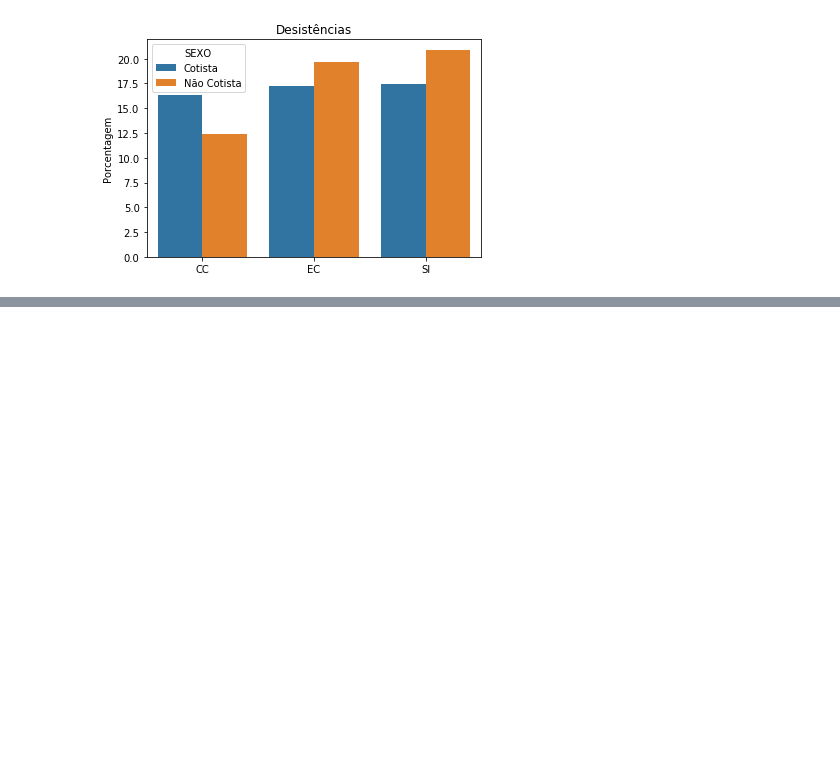
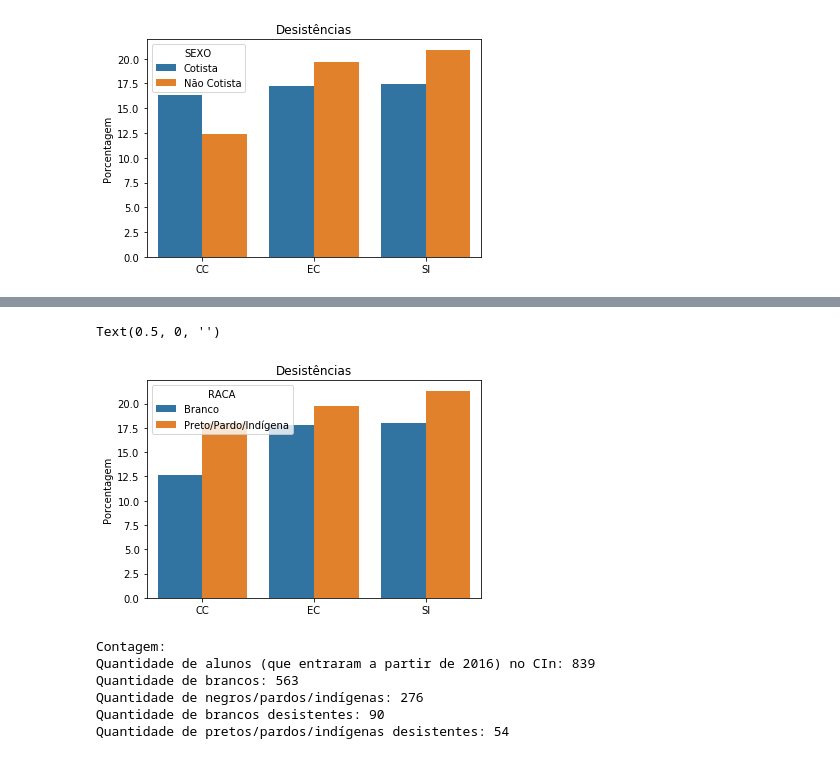
Before and after one commit to lmmc2/SiSU-CIn, a Jupyter notebook: CIn.ipynb, the cells around one changed output, grey strips where cells are left out. Saved outputs shown, nothing was run; the diff lists cells and outputs as text; code cells hidden in the pictures; blank space fills up the shorter version.

```diff
--- a/CIn.ipynb
+++ b/CIn.ipynb
@@ -375,0 +374,36 @@ Text(0.5, 0, '')
+# %%
+# Comparando desistências
+
+b_dropout = dropout.loc[dropout.RACA == 'BRANCO']
+ppi_dropout = dropout.loc[dropout.RACA == 'PRETO/PARDO/INDIGENA']
+
+count_b_dropout = b_dropout.groupby('CURSO')['RACA'].count()
+count_ppi_dropout = ppi_dropout.groupby('CURSO')['RACA'].count()
+
+count_b = b.groupby('CURSO')['RACA'].count()
+count_ppi = ppi.groupby('CURSO')['RACA'].count()
+
+data = {'CURSO': ['CC', 'CC', 'EC', 'EC', 'SI', 'SI'],
+       'RACA': ['Branco', 'Preto/Pardo/Indígena', 'Branco', 'Preto/Pardo/Indígena', 'Branco', 'Preto/Pardo/Indígena'],
+       'COUNT': [count_b_dropout['CIÊNCIA DA COMPUTAÇÃO']/count_b['CIÊNCIA DA COMPUTAÇÃO'] * 100, count_ppi_dropout['CIÊNCIA DA COMPUTAÇÃO']/count_ppi['CIÊNCIA DA COMPUTAÇÃO'] * 100,
+                count_b_dropout['ENGENHARIA DA COMPUTAÇÃO']/count_b['ENGENHARIA DA COMPUTAÇÃO'] * 100, count_ppi_dropout['ENGENHARIA DA COMPUTAÇÃO']/count_ppi['ENGENHARIA DA COMPUTAÇÃO'] * 100,
+                count_b_dropout['SISTEMAS DE INFORMAÇÃO']/count_b['SISTEMAS DE INFORMAÇÃO'] * 100, count_ppi_dropout['SISTEMAS DE INFORMAÇÃO']/count_ppi['SISTEMAS DE INFORMAÇÃO'] * 100]}
+
+dfR = pd.DataFrame(data=data)
+ax = sns.barplot(x="CURSO", y="COUNT", hue="RACA", data=dfR)
+
+ax.set_title("Desistências")
+ax.set_ylabel("Porcentagem")
+ax.set_xlabel('')
+# %% [output]
+Text(0.5, 0, '')
+[figure, added]
+# %%
+print(f"Contagem:\nQuantidade de alunos (que entraram a partir de 2016) no CIn: {todos.shape[0]}\nQuantidade de brancos: {b.shape[0]}\nQuantidade de negros/pardos/indígenas: {ppi.shape[0]}\nQuantidade de brancos desistentes: {b_dropout.shape[0]}\nQuantidade de pretos/pardos/indígenas desistentes: {ppi_dropout.shape[0]}")
+# %% [output]
+Contagem:
+Quantidade de alunos (que entraram a partir de 2016) no CIn: 839
+Quantidade de brancos: 563
+Quantidade de negros/pardos/indígenas: 276
+Quantidade de brancos desistentes: 90
+Quantidade de pretos/pardos/indígenas desistentes: 54
```
Also changed, not shown: parts of 11 cells of this notebook, 1 other file.
